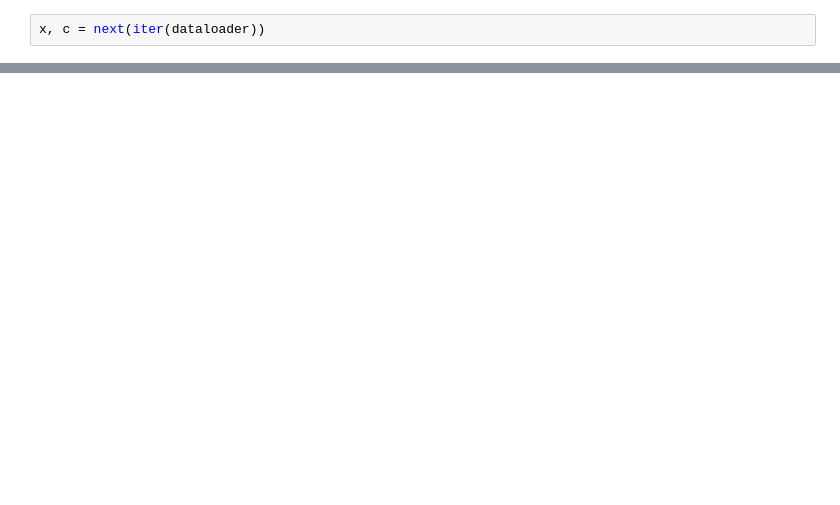
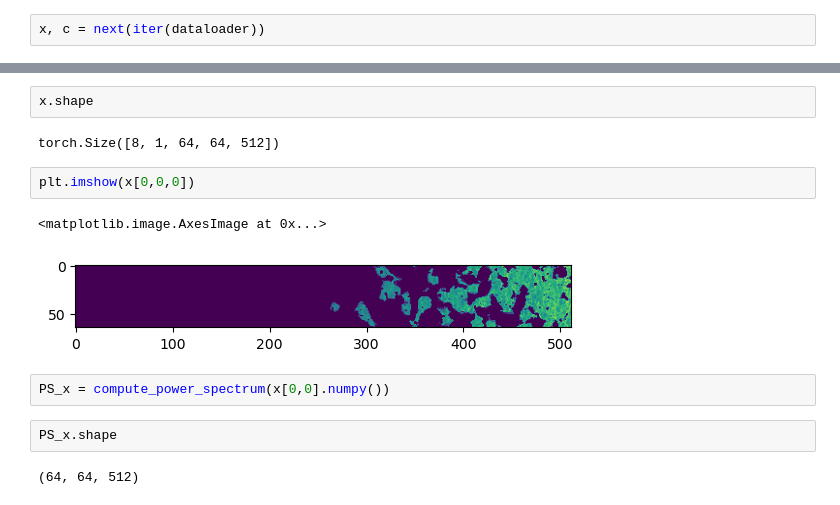
Before and after one commit to Xsmos/ml21cm, a Jupyter notebook: quantify_results.ipynb, the cells around one changed output, grey strips where cells are left out. Drawn from its saved outputs; the diff is of its cells as text; blank space fills up the shorter version.

```diff
--- a/quantify_results.ipynb
+++ b/quantify_results.ipynb
@@ -52,0 +96,15 @@ for i, (x,c) in enumerate(dataloader):
+# %%
+x.shape
+# %% [output]
+torch.Size([8, 1, 64, 64, 512])
+# %%
+plt.imshow(x[0,0,0])
+# %% [output]
+<matplotlib.image.AxesImage at 0x...>
+[figure, added]
+# %%
+PS_x = compute_power_spectrum(x[0,0].numpy())
+# %%
+PS_x.shape
+# %% [output]
+(64, 64, 512)
```
Also changed, not shown: parts of 24 cells of this notebook, 1 other file.
